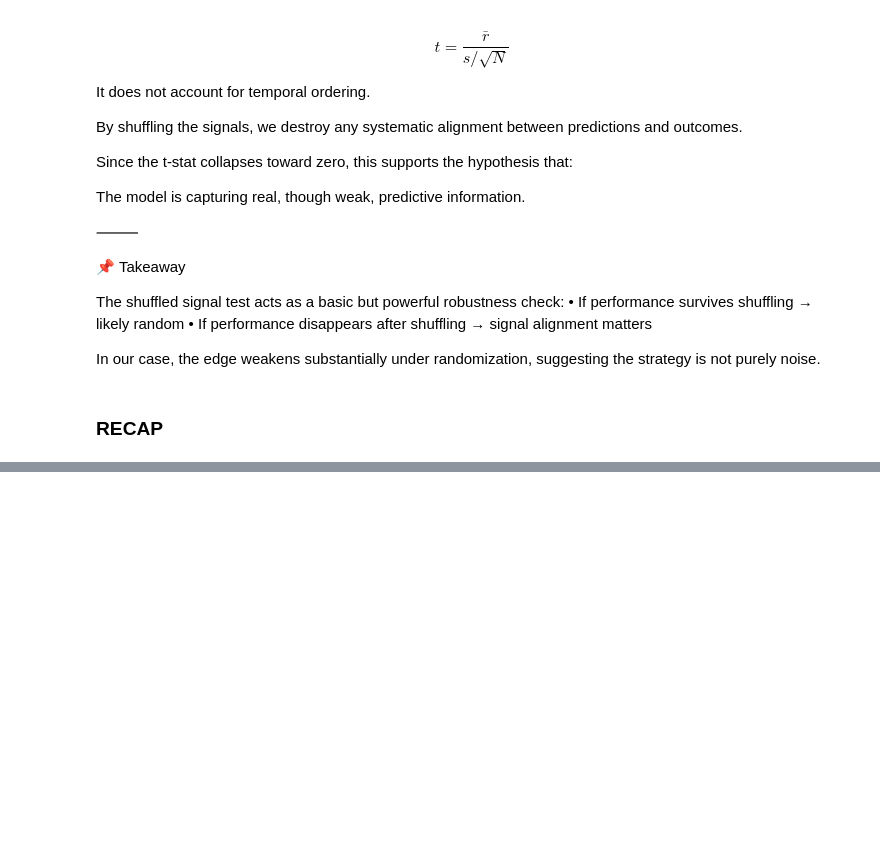
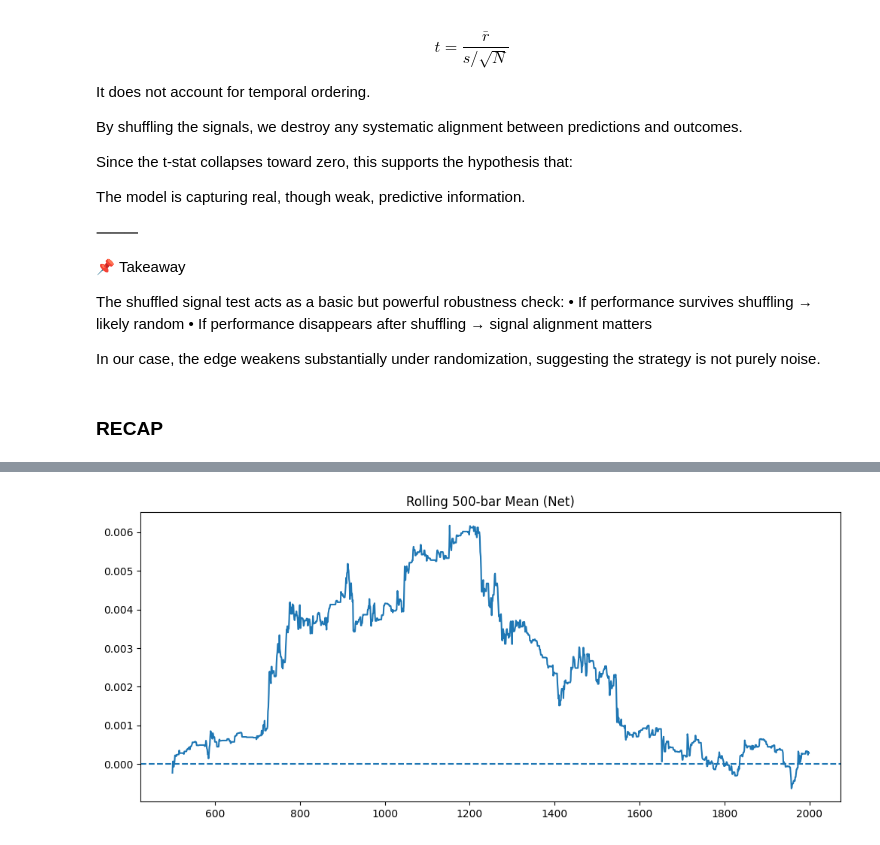
Before and after one commit to lucatoselliwork-source/XRPUSDT-Quant-ML, a Jupyter notebook: XRP_Model.ipynb, the cells around one changed output, grey strips where cells are left out. Saved outputs shown, nothing was run; the diff lists cells and outputs as text; code cells hidden in the pictures; blank space fills up the shorter version.

```diff
--- a/XRP_Model.ipynb
+++ b/XRP_Model.ipynb
@@ -2571,6 +1551,0 @@ plt.show()
-# %%
-r = tr_plot["r_net"].to_numpy()
-
-print("Mean:", r.mean())
-print("Std:", r.std(ddof=1))
-print("Mean / Std:", r.mean()/r.std(ddof=1))
@@ -2841,5 +1551,0 @@ shape: (3, 2)
-# %%
-eq_net_path = np.exp(eq_net)
-peak = np.maximum.accumulate(eq_net_path)
-dd = (eq_net_path / peak) - 1.0
-print("Max drawdown (NET, level):", float(dd.min()))
@@ -3378,0 +2045,59 @@ shape: (1, 3)
+# %%
+
+def apply_threshold_and_fees_perps(oos_trades: pl.DataFrame, tau: float, taker_fee: float, L: float) -> pl.DataFrame:
+    out = (
+        oos_trades
+        .select(["datetime", "y_pred", "y_true"])
+        .with_columns(
+            pl.when(pl.col("y_pred").abs() > pl.lit(tau))
+              .then(pl.col("y_pred").sign())
+              .otherwise(pl.lit(0.0))
+              .alias("position_thr")
+        )
+        .with_columns(
+            (pl.lit(L) * pl.col("position_thr")).alias("w_thr")  # exposure in {-L,0,+L}
+        )
+        .with_columns(
+            pl.col("w_thr").shift(1).fill_null(0.0).alias("w_prev")
+        )
+        .with_columns(
+            (pl.col("w_thr") - pl.col("w_prev")).abs().alias("turnover_frac_thr")
+        )
+        .with_columns(
+            (pl.lit(taker_fee) * pl.col("turnover_frac_thr")).clip(0.0, 0.99).alias("fee_frac_thr")
+        )
+        .with_columns(
+            # per-bar log return (net): w_t * r_t + log(1 - fee_frac_t)
+            (pl.col("w_thr") * pl.col("y_true") + (pl.lit(1.0) - pl.col("fee_frac_thr")).log()).alias("log_ret_net_thr")
+        )
+        .with_columns(
+            pl.col("log_ret_net_thr").cum_sum().alias("equity_log_net_thr")
+        )
+        .drop(["w_prev"])
+    )
+    return out
+
+# example run (use your best tau)
+tau_test = float(best_tau)  # or your chosen value
+tr2 = apply_threshold_and_fees_perps(oos_trades, tau_test, taker_fee=taker_fee, L=L)
+
+print(
+    tr2.select([
+        (pl.col("position_thr") != 0).mean().alias("in_market_rate"),
+        pl.col("turnover_frac_thr").mean().alias("mean_turnover"),
+        pl.col("fee_frac_thr").mean().alias("mean_fee_frac"),
+        pl.col("fee_frac_thr").sum().alias("total_fee_frac_sum"),
+        pl.col("log_ret_net_thr").mean().alias("mean_logret_net"),
+    ])
+)
+
+# quick view first rows
+print(tr2.select(["datetime","position_thr","w_thr","turnover_frac_thr","fee_frac_thr","log_ret_net_thr"]).head(8))
+
+# rolling stability (optional)
+r_net = tr2["log_ret_net_thr"].to_numpy()
+window = 500
+
+rolling_mean = np.array([r_net[i-window:i].mean() if i >= window else np.nan for i in range(len(r_net))])
+plt.figure(figsize=(12,5)); plt.plot(rolling_mean); plt.axhline(0, linestyle="--"); plt.title("Rolling 500-bar Mean (Net)"); plt.show()
+# %% [output]
@@ -3378,0 +2121 @@ shape: (1, 3)
+[figure, added]
```
Also changed, not shown: parts of 126 cells of this notebook.
